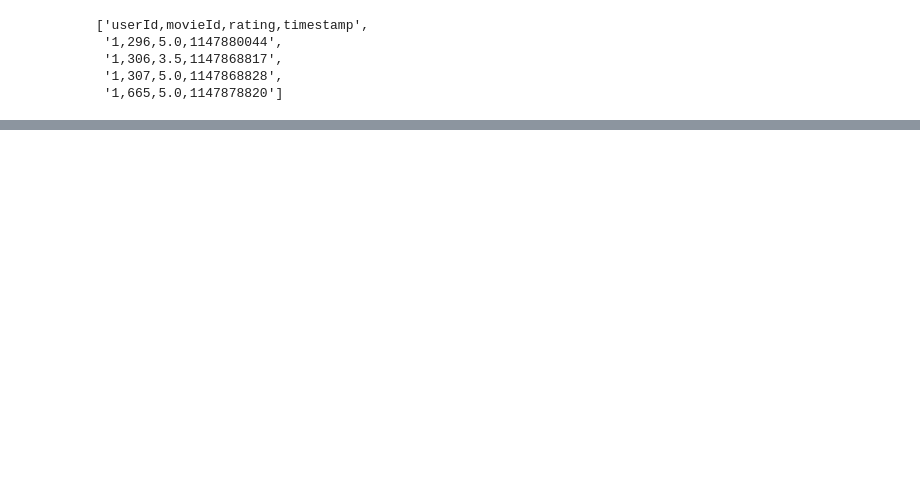
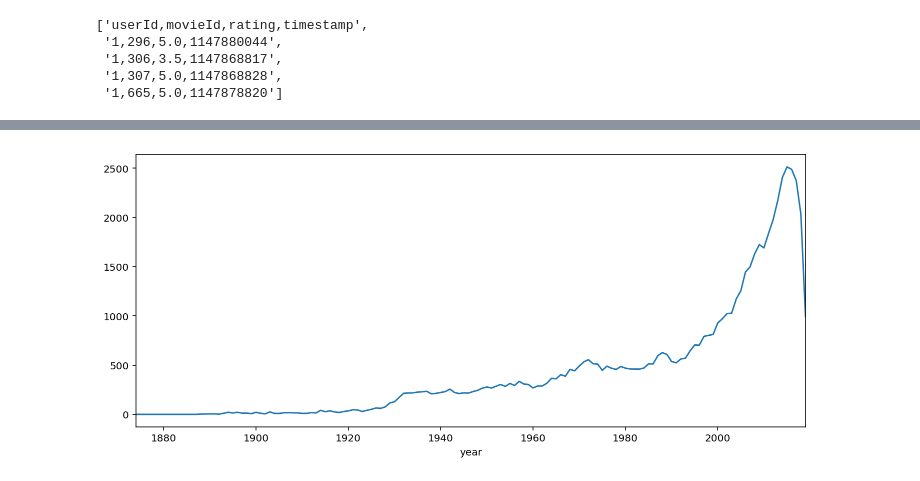
Before and after one commit to ishugaepov/MLBD, a Jupyter notebook: spark_sql/notebooks/spark_sql_examples.ipynb, the cells around one changed output, grey strips where cells are left out. Cells and saved outputs as stored; diff of their text form; code cells hidden in the pictures; blank space fills up the shorter version.

Commit message:
spark sql

```diff
--- a/spark_sql/notebooks/spark_sql_examples.ipynb
+++ b/spark_sql/notebooks/spark_sql_examples.ipynb
@@ -91,0 +132,9 @@ ratings.take(5)
+# %%
+import pyspark.sql.functions as F
+
+
+movies_df = sqlContext.read.format("com.databricks.spark.csv") \
+    .option("delimiter", ",") \
+    .option("header", "true") \
+    .option("inferSchema", "true") \
+    .load('file:///' + MOVIES_PATH)
@@ -91,0 +271,23 @@ ratings.take(5)
+# %%
+import re
+
+
+def get_release_year(title):
+    result = re.match(r'.*(\(\d+\))', title)
+    return int(result.group(1)[1:-1]) if result is not None else None
+
+
+get_release_year_udf = F.udf(get_release_year, IntegerType())
+# %%
+relase_count_by_year = movies_df \
+    .withColumn('year', get_release_year_udf('title')) \
+    .filter(F.col('year').isNotNull()) \
+    .groupby('year') \
+    .count() \
+    .toPandas()
+# %%
+plt.figure(figsize=(12, 5))
+relase_count_by_year.set_index('year')['count'].plot()
+plt.show()
+# %% [output]
+[figure, added]
```
Also changed, not shown: parts of 39 cells of this notebook, 3 other files.
